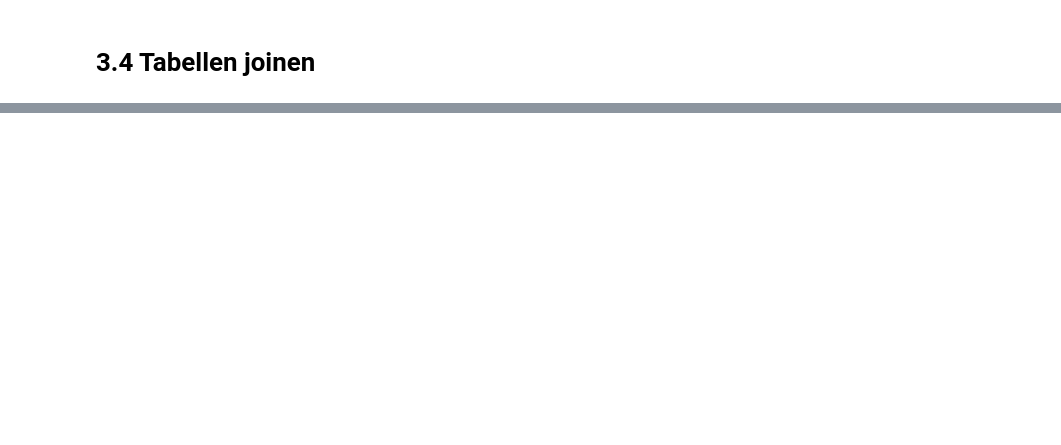
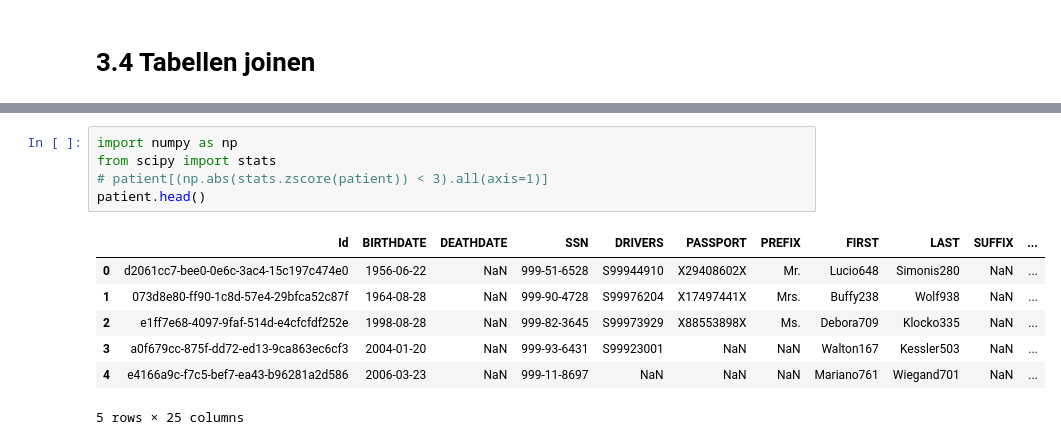
Before and after one commit to Fuenfgeld/DMA2022DataProjectB, a Jupyter notebook: Datenpruefung/Datenpruefung_neu.ipynb, the cells around one changed output, grey strips where cells are left out. Saved outputs shown, nothing was run; the diff lists cells and outputs as text; blank space fills up the shorter version.

```diff
--- a/Datenpruefung/Datenpruefung_neu.ipynb
+++ b/Datenpruefung/Datenpruefung_neu.ipynb
@@ -207,0 +255,13 @@ Warning: Total number of columns (56) exceeds max_columns (20) limiting to first
+# %%
+import numpy as np
+from scipy import stats
+# patient[(np.abs(stats.zscore(patient)) < 3).all(axis=1)]
+patient.head()
+# %% [output]
+|  | Id | BIRTHDATE | DEATHDATE | SSN | DRIVERS | PASSPORT | PREFIX | FIRST | LAST | SUFFIX | ... |
+| 0 | d2061cc7-bee0-0e6c-3ac4-15c197c474e0 | 1956-06-22 | NaN | 999-51-6528 | S99944910 | X29408602X | Mr. | Lucio648 | Simonis280 | NaN | ... |
+| 1 | 073d8e80-ff90-1c8d-57e4-29bfca52c87f | 1964-08-28 | NaN | 999-90-4728 | S99976204 | X17497441X | Mrs. | Buffy238 | Wolf938 | NaN | ... |
+| 2 | e1ff7e68-4097-9faf-514d-e4cfcfdf252e | 1998-08-28 | NaN | 999-82-3645 | S99973929 | X88553898X | Ms. | Debora709 | Klocko335 | NaN | ... |
+| 3 | a0f679cc-875f-dd72-ed13-9ca863ec6cf3 | 2004-01-20 | NaN | 999-93-6431 | S99923001 | NaN | NaN | Walton167 | Kessler503 | NaN | ... |
+| 4 | e4166a9c-f7c5-bef7-ea43-b96281a2d586 | 2006-03-23 | NaN | 999-11-8697 | NaN | NaN | NaN | Mariano761 | Wiegand701 | NaN | ... |
+5 rows × 25 columns
```
Also changed, not shown: parts of 4 cells of this notebook.
